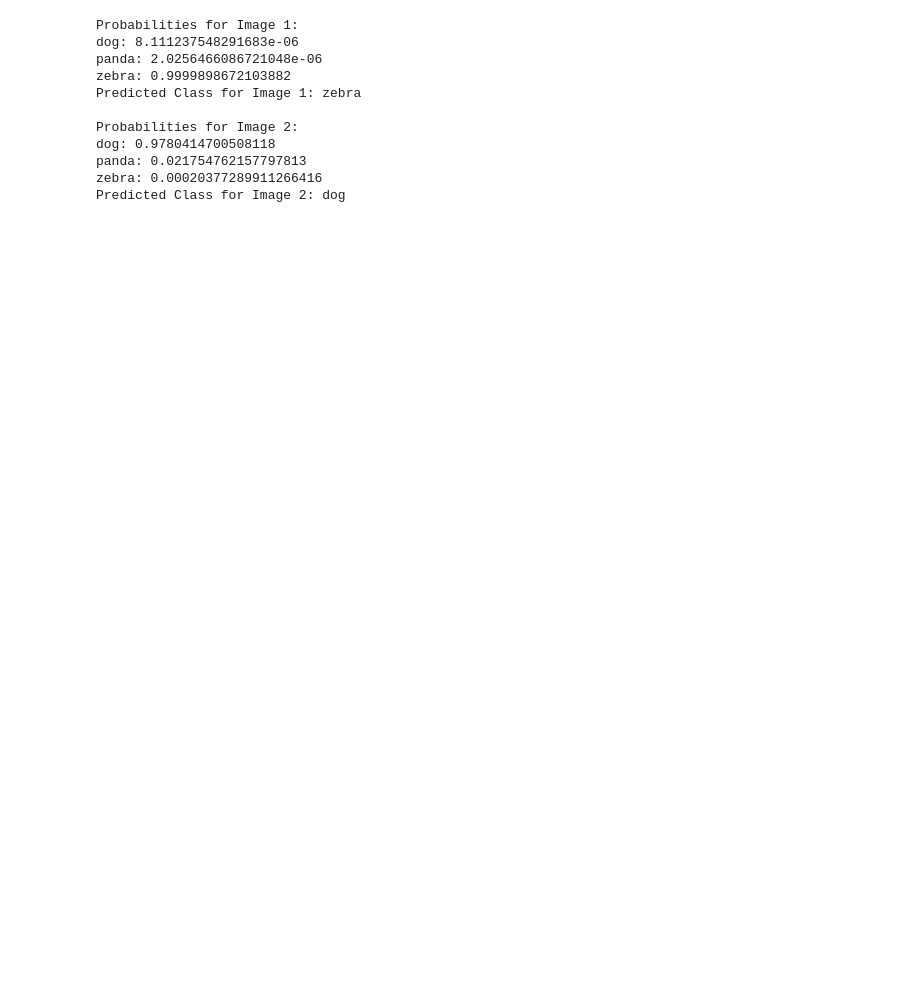
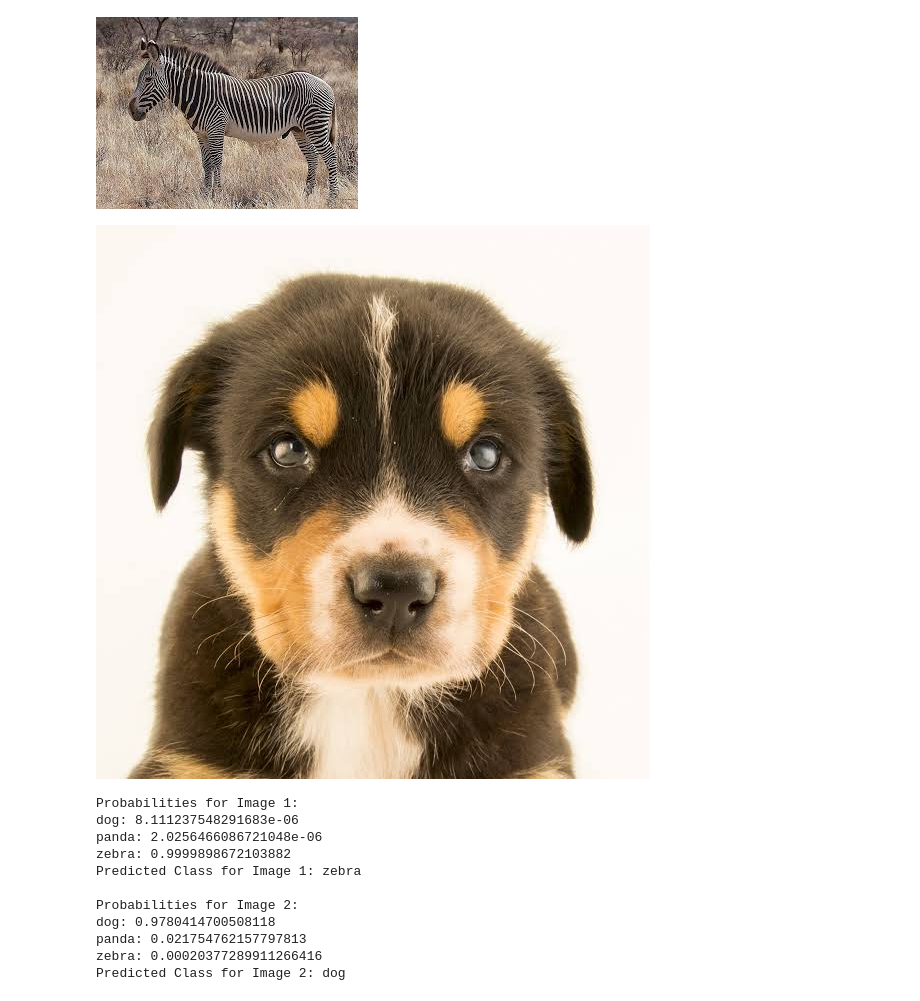
Before and after one commit to SpandanaKalakonda/linkedinPosts, a Jupyter notebook: zero_shot_learning.ipynb, the cells around one changed output. Cells and saved outputs as stored; diff of their text form; code cells hidden in the pictures; blank space fills up the shorter version.

```diff
--- a/zero_shot_learning.ipynb
+++ b/zero_shot_learning.ipynb
@@ -12,6 +12,13 @@ processor = CLIPProcessor.from_pretrained("openai/clip-vit-base-patch32")
 #Load the image you want to predict
 image1 = Image.open("/content/zebra.jpeg")
 image2 = Image.open("/content/dog.jpeg")
+# %%
+# Display the images
+display(image1)
+display(image2)
+# %% [output]
+[figure, added]
+[figure, added]
 # %%
 #Inputs for zero-shot learning
 inputs = processor(images=[image1, image2],
```
